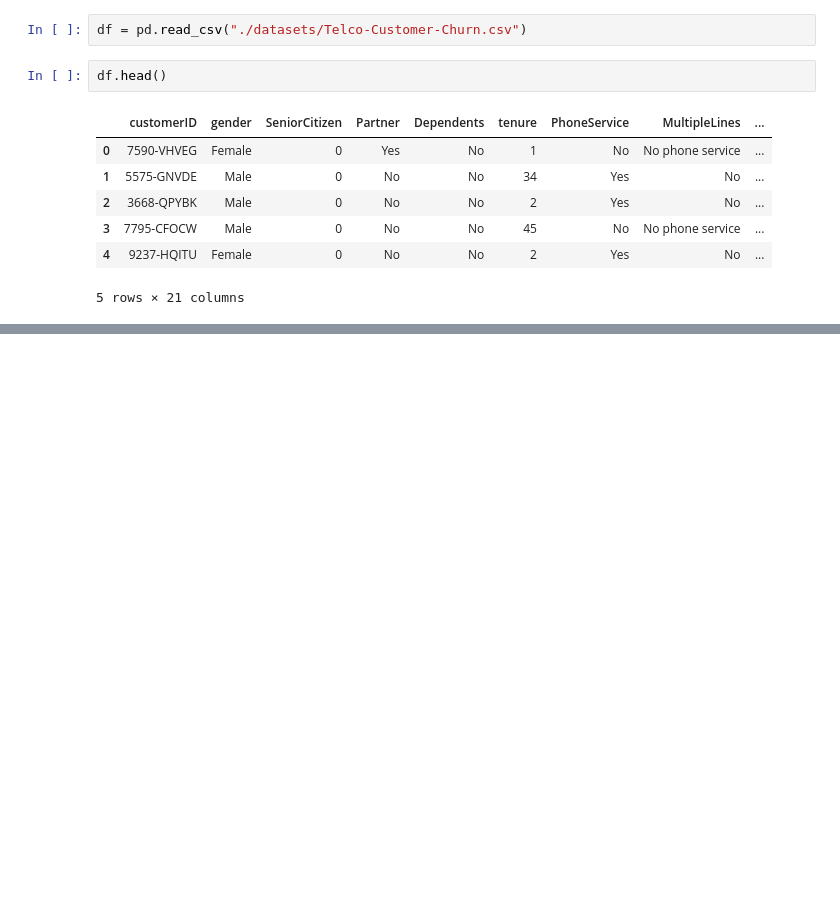
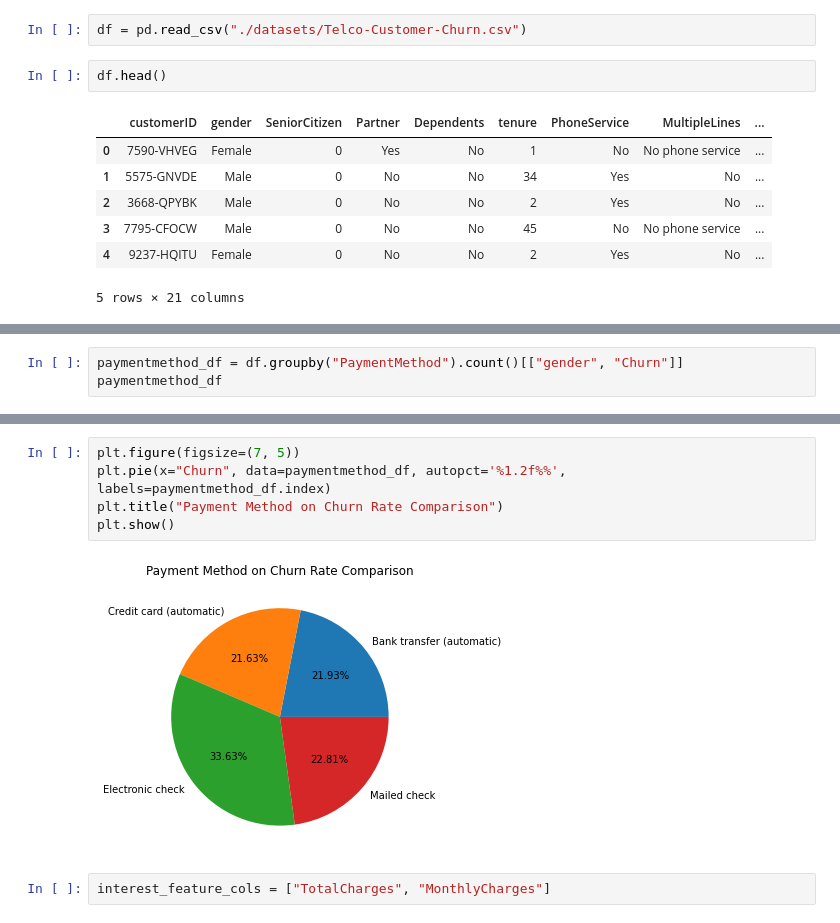
Before and after one commit to Princekrampah/DeepLearningProjects, a Jupyter notebook: CustomerChurnPrediction.ipynb, the cells around one changed output, grey strips where cells are left out. Cells and saved outputs as stored; diff of their text form; blank space fills up the shorter version.

```diff
--- a/CustomerChurnPrediction.ipynb
+++ b/CustomerChurnPrediction.ipynb
@@ -33,0 +190,3 @@ df.head()
+# %%
+paymentmethod_df = df.groupby("PaymentMethod").count()[["gender", "Churn"]]
+paymentmethod_df
@@ -33,0 +200,9 @@ df.head()
+# %%
+plt.figure(figsize=(7, 5))
+plt.pie(x="Churn", data=paymentmethod_df, autopct='%1.2f%%', labels=paymentmethod_df.index)
+plt.title("Payment Method on Churn Rate Comparison")
+plt.show()
+# %% [output]
+[figure, added]
+# %%
+interest_feature_cols = ["TotalCharges", "MonthlyCharges"]
```
Also changed, not shown: parts of 56 cells of this notebook.
